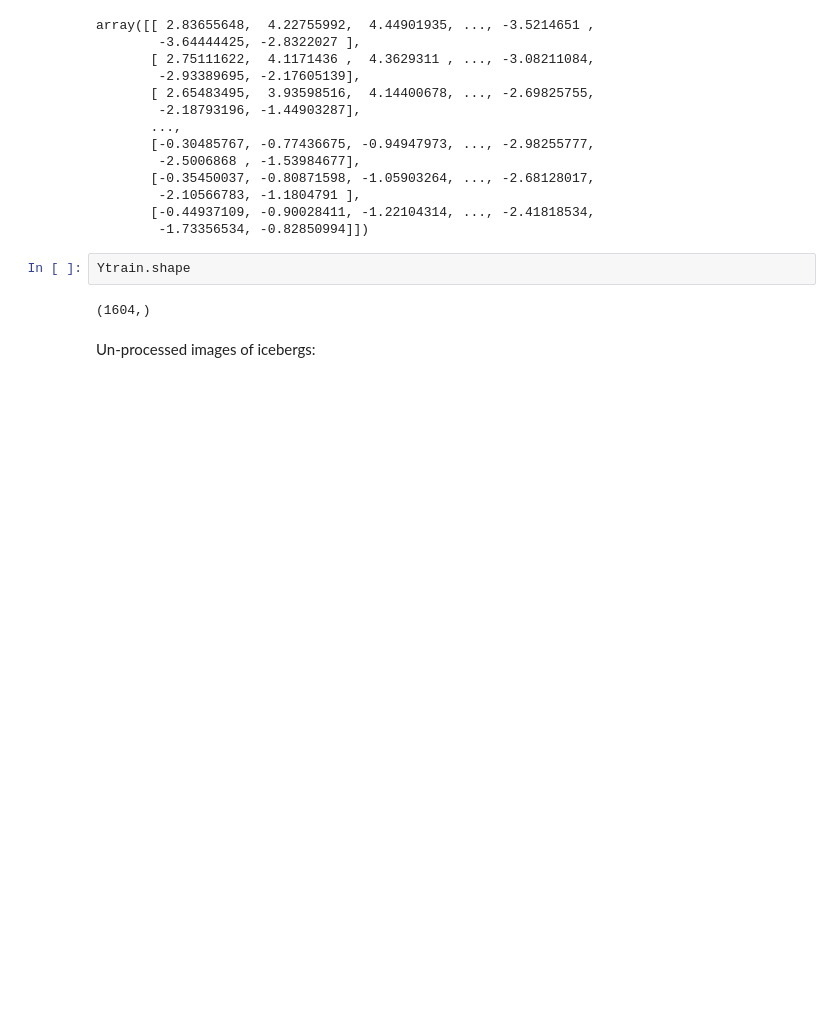
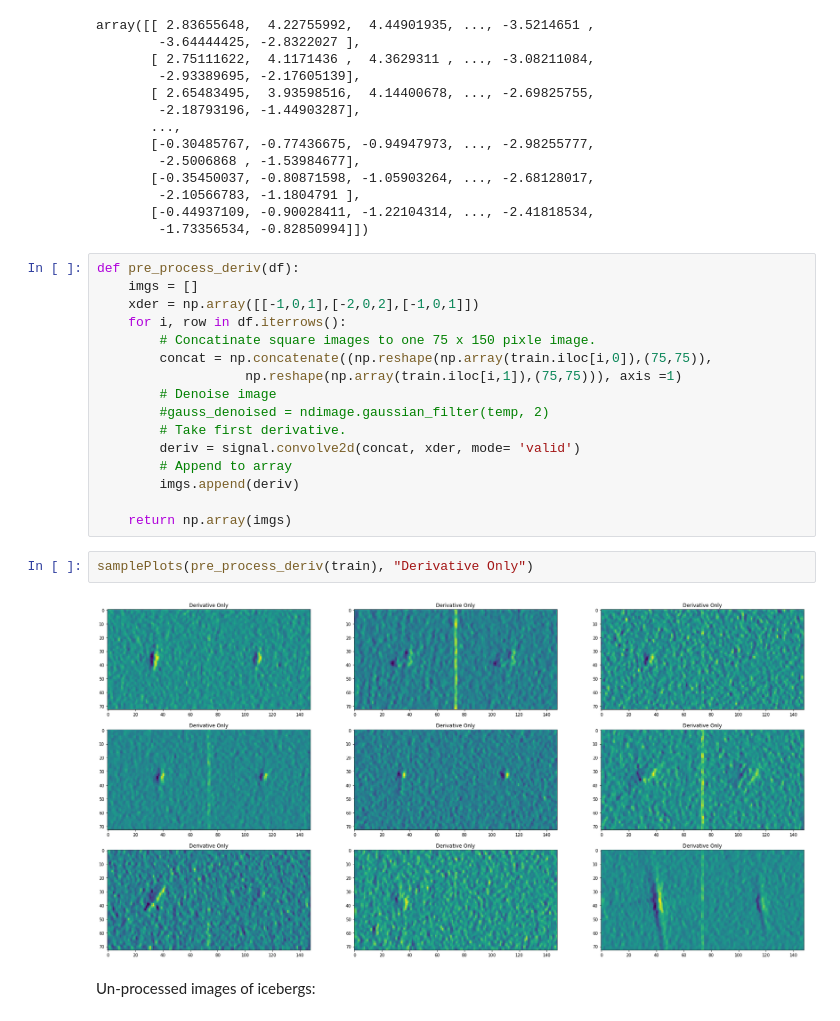
Before and after one commit to kailukowiak/DATA602_Final_Project, a Jupyter notebook: PlanningAndSandBox.ipynb, the cells around one changed output. Drawn from its saved outputs; the diff is of its cells as text; blank space fills up the shorter version.

```diff
--- a/PlanningAndSandBox.ipynb
+++ b/PlanningAndSandBox.ipynb
@@ -182,10 +191,26 @@ array([[ 2.83655648,  4.22755992,  4.44901935, ..., -3.5214651 ,
         -2.10566783, -1.1804791 ],
        [-0.44937109, -0.90028411, -1.22104314, ..., -2.41818534,
         -1.73356534, -0.82850994]])
-# %%
-Ytrain.shape
-# %% [output]
-(1604,)
+# %%
+def pre_process_deriv(df):
+    imgs = []
+    xder = np.array([[-1,0,1],[-2,0,2],[-1,0,1]])
+    for i, row in df.iterrows():
+        # Concatinate square images to one 75 x 150 pixle image.
+        concat = np.concatenate((np.reshape(np.array(train.iloc[i,0]),(75,75)),
+                   np.reshape(np.array(train.iloc[i,1]),(75,75))), axis =1)
+        # Denoise image
+        #gauss_denoised = ndimage.gaussian_filter(temp, 2)
+        # Take first derivative.
+        deriv = signal.convolve2d(concat, xder, mode= 'valid')
+        # Append to array
+        imgs.append(deriv)
+
+    return np.array(imgs)
+# %%
+samplePlots(pre_process_deriv(train), "Derivative Only")
+# %% [output]
+[figure, added]
 # %% [markdown]
 Un-processed images of icebergs:
 # %%
```
Also changed, not shown: parts of 39 cells of this notebook.
